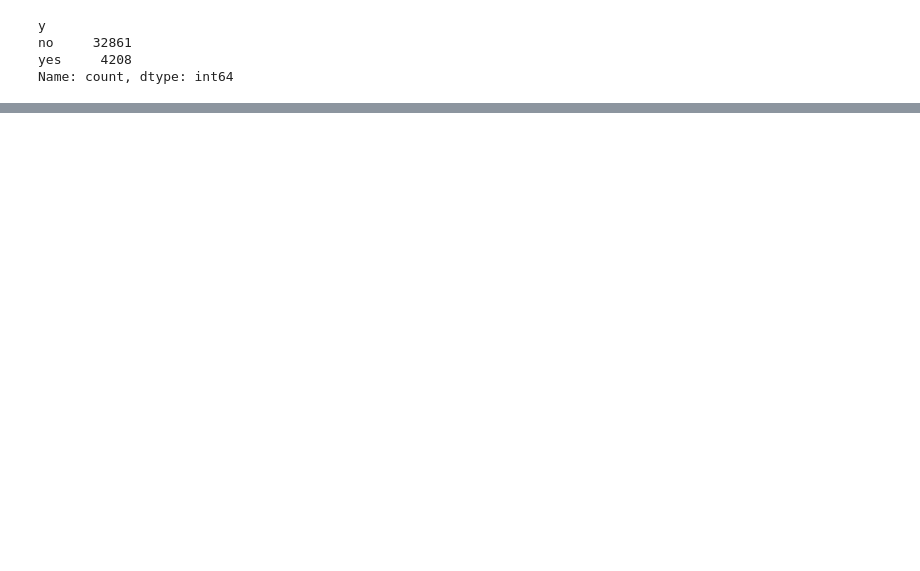
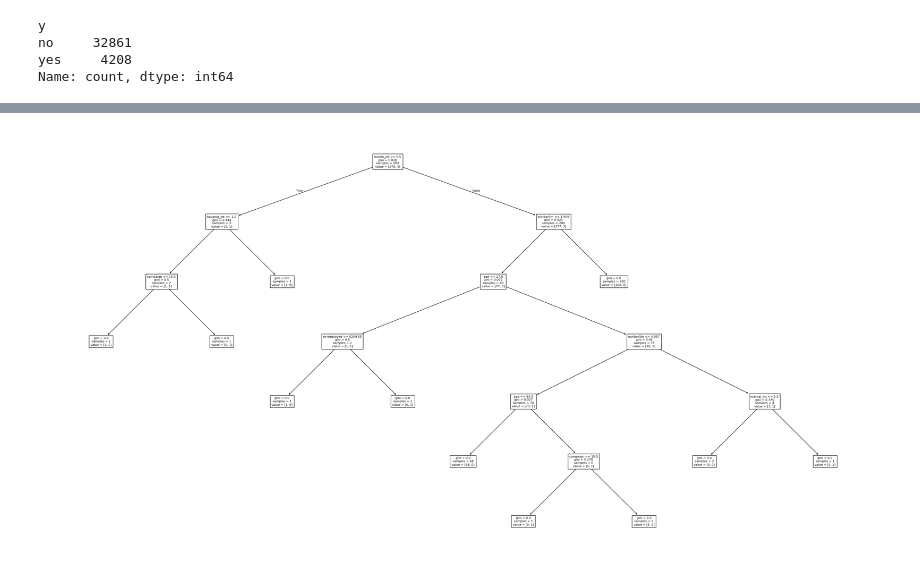
Before and after one commit to 1Ramirez7/Machine-Learning, a Jupyter notebook: bank_project/david_bank.ipynb, the cells around one changed output, grey strips where cells are left out. Cells and saved outputs as stored; diff of their text form; code cells hidden in the pictures; blank space fills up the shorter version.

```diff
--- a/bank_project/david_bank.ipynb
+++ b/bank_project/david_bank.ipynb
@@ -136,0 +178,6 @@ plt.show()
+# %%
+fig_2, ax_2 = plt.subplots(figsize=(40,20))
+tree.plot_tree(right_tree, fontsize=8, feature_names = X.columns)
+plt.show()
+# %% [output]
+[figure, added]
```
Also changed, not shown: parts of 8 cells of this notebook.
